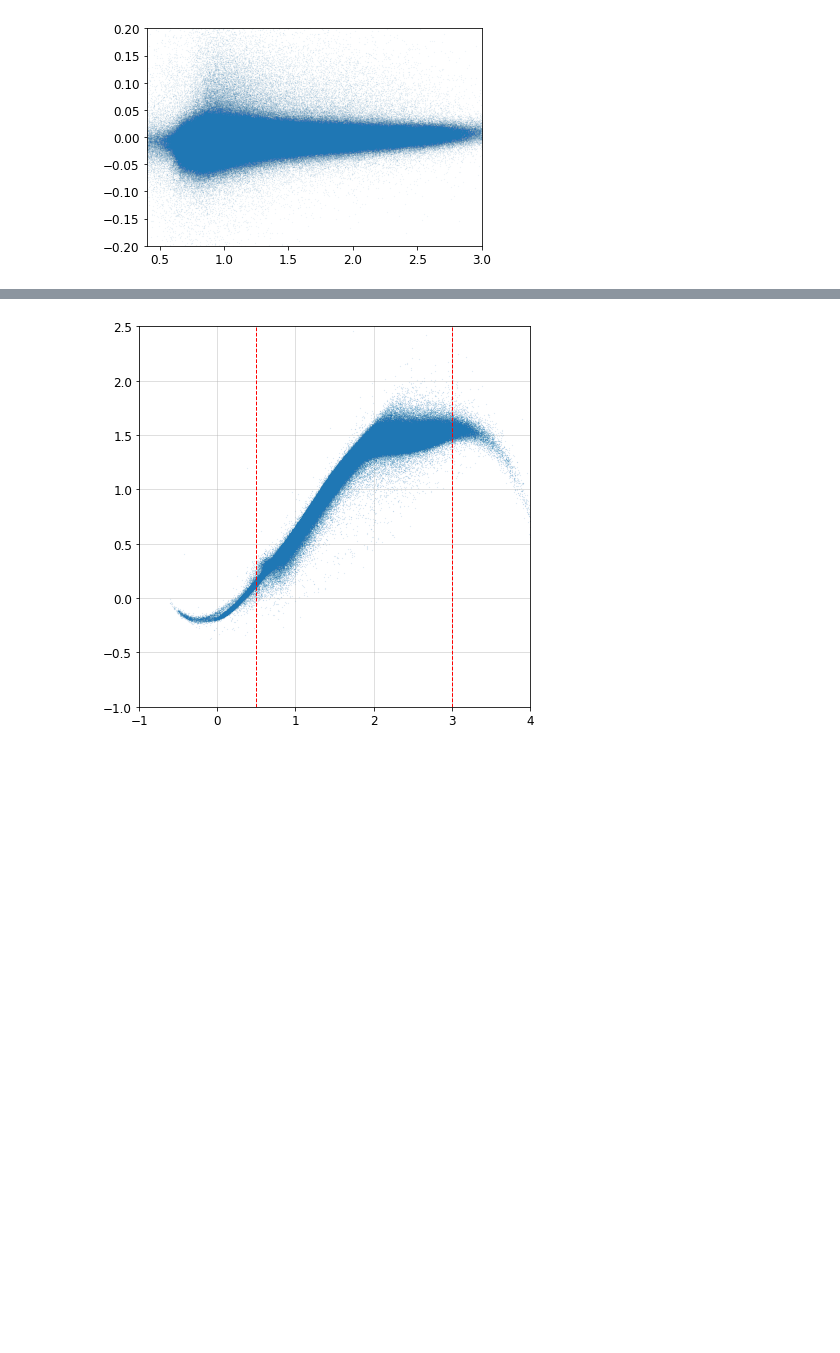
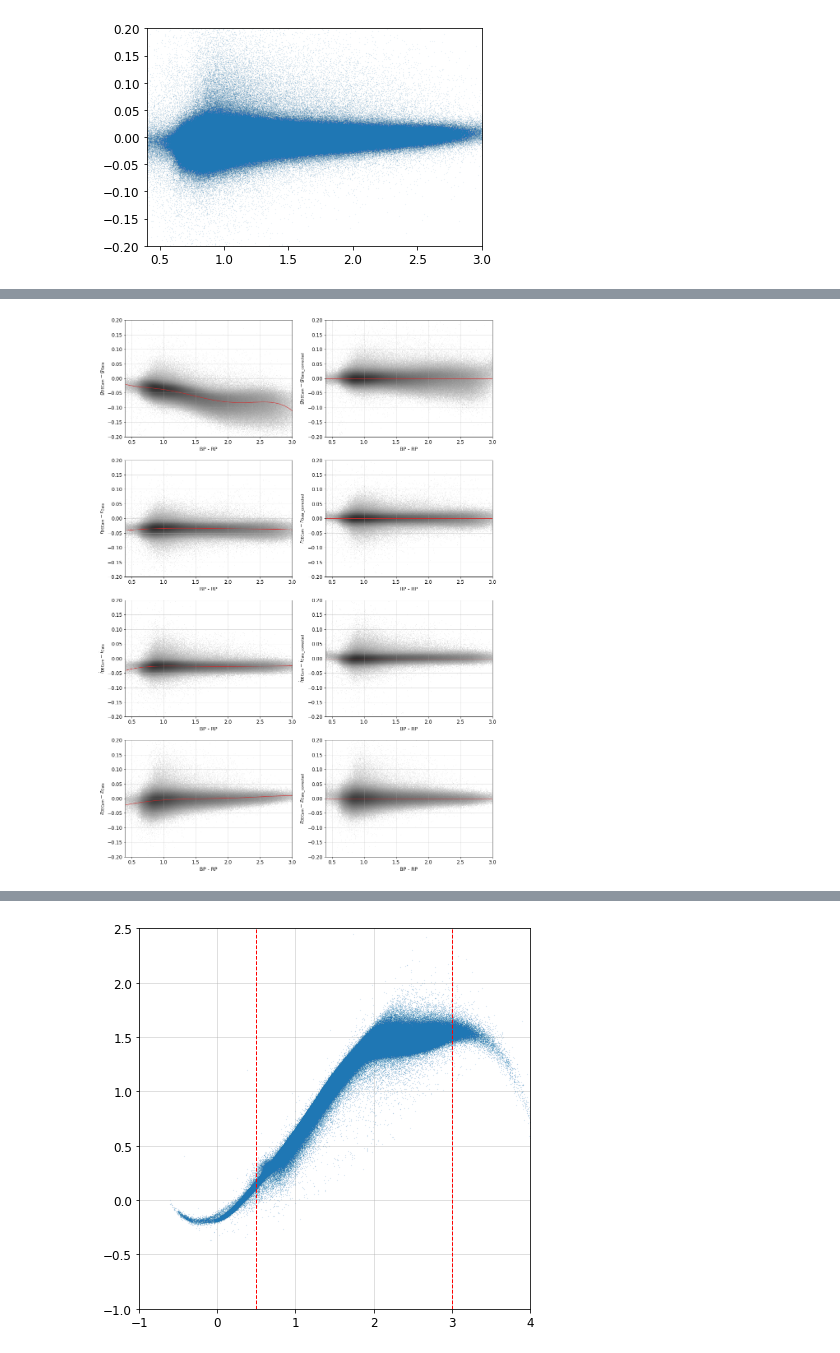
Before and after one commit to rongpu/desi-misc, a Jupyter notebook: gaia/gaia_xp_decam_transformation_dr10.ipynb, the cells around one changed output, grey strips where cells are left out. Saved outputs shown, nothing was run; the diff lists cells and outputs as text; code cells hidden in the pictures; blank space fills up the shorter version.

```diff
--- a/gaia/gaia_xp_decam_transformation_dr10.ipynb
+++ b/gaia/gaia_xp_decam_transformation_dr10.ipynb
@@ -17,4 +17,6 @@ params = {'legend.fontsize': 'large',
           'ytick.labelsize': 'large',
           'figure.facecolor': 'w'}
 plt.rcParams.update(params)
+# %%
+nmad = lambda x: 1.4826 * np.median(np.abs(x-np.median(x)))
 # %%
@@ -215,4 +311,6 @@ __Transformations are only valid for 0.5<BP-RP<3.0__
 # %%
 for band in ['g', 'r', 'i', 'z']:
-    x = (gaia['PHOT_BP_MEAN_MAG']-gaia['PHOT_RP_MEAN_MAG'])
-    gaia[band+'mag_std'] = gaia[band+'mag'] + poly_val1d(x, coeffs[band])
+    bprp = (gaia['PHOT_BP_MEAN_MAG']-gaia['PHOT_RP_MEAN_MAG'])
+    gaia_g = gaia['PHOT_G_MEAN_MAG'].copy()
+    gaia[band+'mag_std'] = gaia[band+'mag'] + poly_val1d(bprp, coeffs_bprp[band])
+    gaia[band+'mag_std'] += poly_val1d(gaia_g, coeffs_g[band])
@@ -286,0 +317,67 @@ for band in ['g', 'r', 'i', 'z']:
+# %%
+fig, axes = plt.subplots(4, 2, figsize=(16, 24))
+
+for index, band in enumerate(['g', 'r', 'i', 'z']):
+    mask = (cat['ANYMASK_'+band.upper()]==0)
+    bprp = (gaia['PHOT_BP_MEAN_MAG']-gaia['PHOT_RP_MEAN_MAG'])[mask]
+    dmag = (cat[band+'mag']-gaia[band+'mag'])[mask]
+    mask = np.isfinite(dmag)
+    bprp, dmag = bprp[mask], dmag[mask]
+    print(band, 'NMAD unstandardized: {:.5f}'.format(nmad(dmag)))
+
+    y_predict = poly_val1d(bprp, coeffs_bprp[band])
+    x_plot = np.linspace(0, 4, 200)
+    y_plot = poly_val1d(x_plot, coeffs_bprp[band])
+
+    xbins, ybins = np.linspace(0.4, 3., 400), np.linspace(-0.2, 0.2, 200)
+    xbins1 = np.linspace(0.4, 3., 100)
+    ax = axes[index, 0]
+    ax.hist2d(bprp, dmag, bins=[xbins, ybins], cmap='gray_r', norm=LogNorm(vmin=1, vmax=20000))
+    ax.plot(x_plot, y_plot, '-', lw=1., color='C3')
+    # bin_centers = (bin_edges[1:]+bin_edges[:-1])/2
+    # bin_median, bin_edges, _ = stats.binned_statistic(bprp, dmag, statistic='median', bins=xbins1)
+    # bin_16, _, _ = stats.binned_statistic(bprp, dmag, statistic=lambda dmag: np.percentile(dmag, 15.9), bins=xbins1)
+    # bin_84, _, _ = stats.binned_statistic(bprp, dmag, statistic=lambda dmag: np.percentile(dmag, 84.1), bins=xbins1)
+    # bin_5, _, _ = stats.binned_statistic(bprp, dmag, statistic=lambda dmag: np.percentile(dmag, 5), bins=xbins1)
+    # bin_95, _, _ = stats.binned_statistic(bprp, dmag, statistic=lambda dmag: np.percentile(dmag, 95), bins=xbins1)
+    # ax.plot(bin_centers, bin_median, 'C1--', lw=1., label='median')
+    # ax.plot(bin_centers, bin_16, 'C1--', lw=1., label='5th, 16th, 84th, 95th percentiles')
+    # ax.plot(bin_centers, bin_84, 'C1--', lw=1.)
+    # ax.plot(bin_centers, bin_5, 'C1--', lw=1.)
+    # ax.plot(bin_centers, bin_95, 'C1--', lw=1.)
+    ax.set_xlabel('BP - RP')
+    ylabel = '$'+band+'_\mathrm{DECam} - '+band+'_\mathrm{Gaia}$'
+    ax.set_ylabel(ylabel)
+    ax.axis([0.4, 3., -0.2, 0.2])
+    ax.grid(alpha=0.5)
+    # if index==0:
+    #     ax.legend(loc='upper right')
+
+    mask = (cat['ANYMASK_'+band.upper()]==0)
+    gaia_g = (gaia['PHOT_BP_MEAN_MAG']-gaia['PHOT_RP_MEAN_MAG'])[mask]
+    dmag = (cat[band+'mag']-gaia[band+'mag_std'])[mask]
+    mask = np.isfinite(dmag)
+    gaia_g, dmag = gaia_g[mask], dmag[mask]
+    print(band, 'NMAD   standardized: {:.5f}'.format(nmad(dmag)))
+
+    ax = axes[index, 1]
+    ax.hist2d(gaia_g, dmag, bins=[xbins, ybins], cmap='gray_r', norm=LogNorm(vmin=1, vmax=20000))
+    ax.axhline(0, lw=1, color='C3', ls='-')
+    # bin_centers = (bin_edges[1:]+bin_edges[:-1])/2
+    # bin_median, bin_edges, _ = stats.binned_statistic(gaia_g, dmag-y_predict, statistic='median', bins=xbins1)
+    # bin_16, _, _ = stats.binned_statistic(gaia_g, dmag-y_predict, statistic=lambda dmag: np.percentile(dmag, 15.9), bins=xbins1)
+    # bin_84, _, _ = stats.binned_statistic(gaia_g, dmag-y_predict, statistic=lambda dmag: np.percentile(dmag, 84.1), bins=xbins1)
+    # bin_5, _, _ = stats.binned_statistic(gaia_g, dmag-y_predict, statistic=lambda dmag: np.percentile(dmag, 5), bins=xbins1)
+    # bin_95, _, _ = stats.binned_statistic(gaia_g, dmag-y_predict, statistic=lambda dmag: np.percentile(dmag, 95), bins=xbins1)
+    # ax.plot(bin_centers, bin_median, 'C1:', lw=1.)
+    # ax.plot(bin_centers, bin_16, 'C1--', lw=1.)
+    # ax.plot(bin_centers, bin_84, 'C1--', lw=1.)
+    # ax.plot(bin_centers, bin_5, 'C1--', lw=1.)
+    # ax.plot(bin_centers, bin_95, 'C1--', lw=1.)
+    ax.set_xlabel('BP - RP')
+    ylabel = '$'+band+'_\mathrm{DECam} - '+band+'_\mathrm{Gaia\_corrected}$'
+    ax.set_ylabel(ylabel)
+    ax.axis([0.4, 3., -0.2, 0.2])
+    ax.grid(alpha=0.5)
+plt.show()
+# %% [output]
@@ -286,0 +392 @@ for band in ['g', 'r', 'i', 'z']:
+[figure, added]
```
Also changed, not shown: parts of 13 cells of this notebook, 13 other files.
